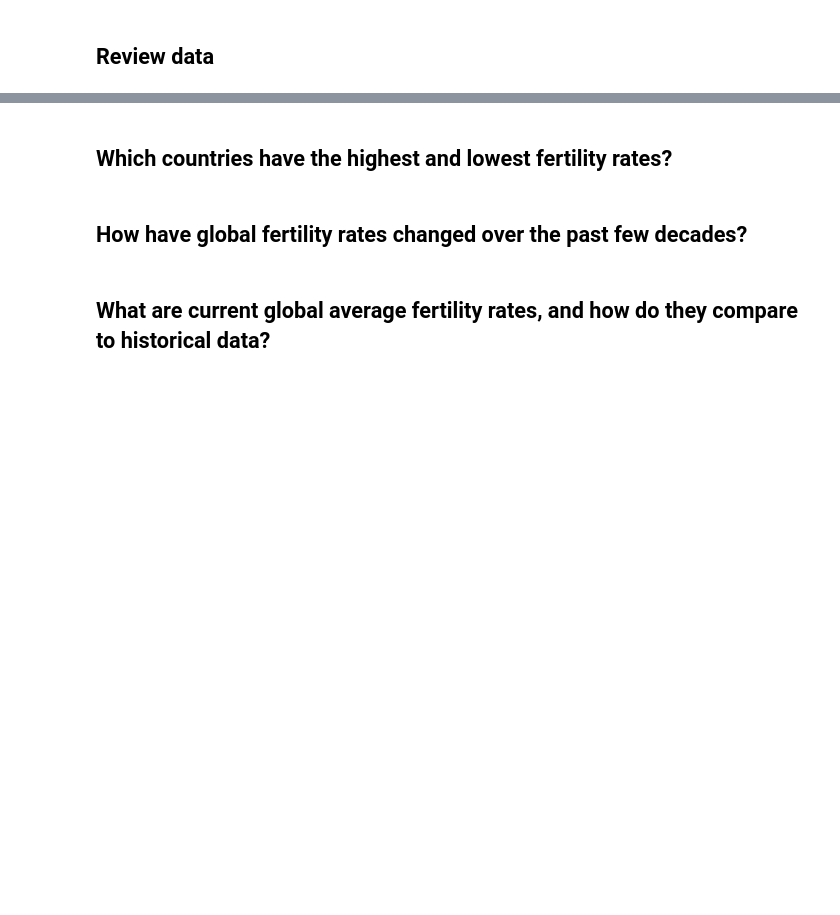
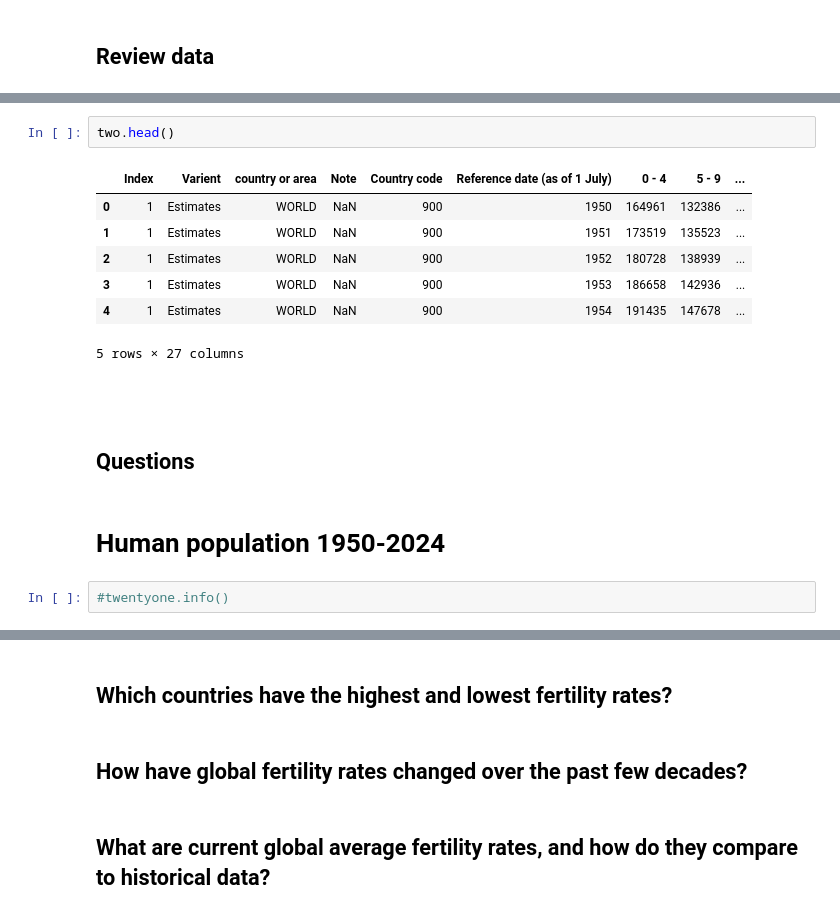
Before and after one commit to KarenDLP/World_Population_Project, a Jupyter notebook: KarenDLP_Fertility_Rates.ipynb, the cells around one changed output, grey strips where cells are left out. Saved outputs shown, nothing was run; the diff lists cells and outputs as text; blank space fills up the shorter version.

```diff
--- a/KarenDLP_Fertility_Rates.ipynb
+++ b/KarenDLP_Fertility_Rates.ipynb
@@ -23,0 +90,18 @@ import seaborn as sns
+# %%
+two.head()
+# %% [output]
+|  | Index | Varient | country or area | Note | Country code | Reference date (as of 1 July) | 0 - 4 | 5 - 9 | ... |
+| 0 | 1 | Estimates | WORLD | NaN | 900 | 1950 | 164961 | 132386 | ... |
+| 1 | 1 | Estimates | WORLD | NaN | 900 | 1951 | 173519 | 135523 | ... |
+| 2 | 1 | Estimates | WORLD | NaN | 900 | 1952 | 180728 | 138939 | ... |
+| 3 | 1 | Estimates | WORLD | NaN | 900 | 1953 | 186658 | 142936 | ... |
+| 4 | 1 | Estimates | WORLD | NaN | 900 | 1954 | 191435 | 147678 | ... |
+5 rows × 27 columns
+# %% [markdown]
+##
+# %% [markdown]
+##  Questions
+# %% [markdown]
+# Human population 1950-2024
+# %%
+#twentyone.info()
```
Also changed, not shown: parts of 30 cells of this notebook.
